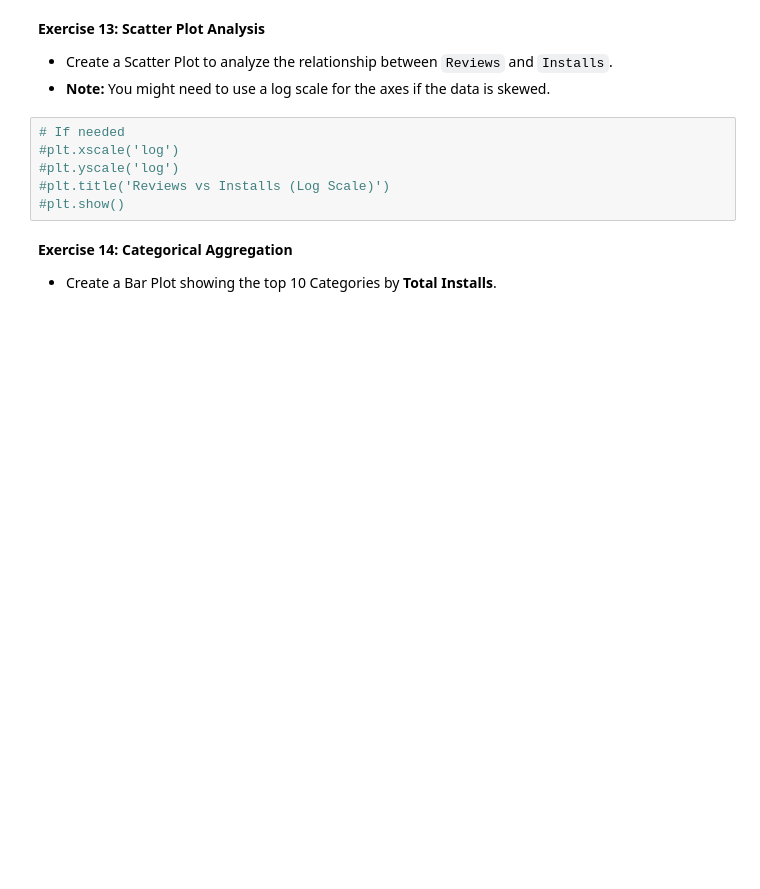
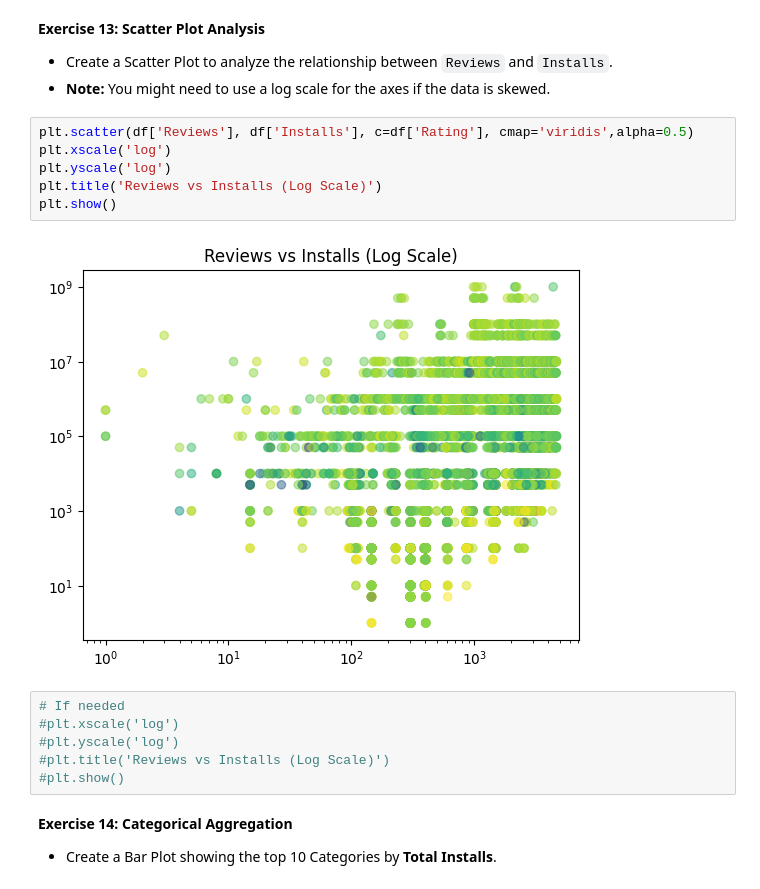
Before and after one commit to harmikrathod09/BTech_Sem_6, a Jupyter notebook: MLDL/Lab2_Blank/Lab2_Blank.ipynb, the cells around one changed output. Drawn from its saved outputs; the diff is of its cells as text; blank space fills up the shorter version.

```diff
--- a/MLDL/Lab2_Blank/Lab2_Blank.ipynb
+++ b/MLDL/Lab2_Blank/Lab2_Blank.ipynb
@@ -169,6 +282,14 @@ df['Rating'] = df.groupby('Category')['Rating']
 **Exercise 13: Scatter Plot Analysis**
 * Create a Scatter Plot to analyze the relationship between `Reviews` and `Installs`.
 * **Note:** You might need to use a log scale for the axes if the data is skewed.
+# %%
+plt.scatter(df['Reviews'], df['Installs'], c=df['Rating'], cmap='viridis',alpha=0.5)
+plt.xscale('log')
+plt.yscale('log')
+plt.title('Reviews vs Installs (Log Scale)')
+plt.show()
+# %% [output]
+[figure, added]
 # %%
 # If needed
 #plt.xscale('log')
```
Also changed, not shown: parts of 23 cells of this notebook, 1 other file.
